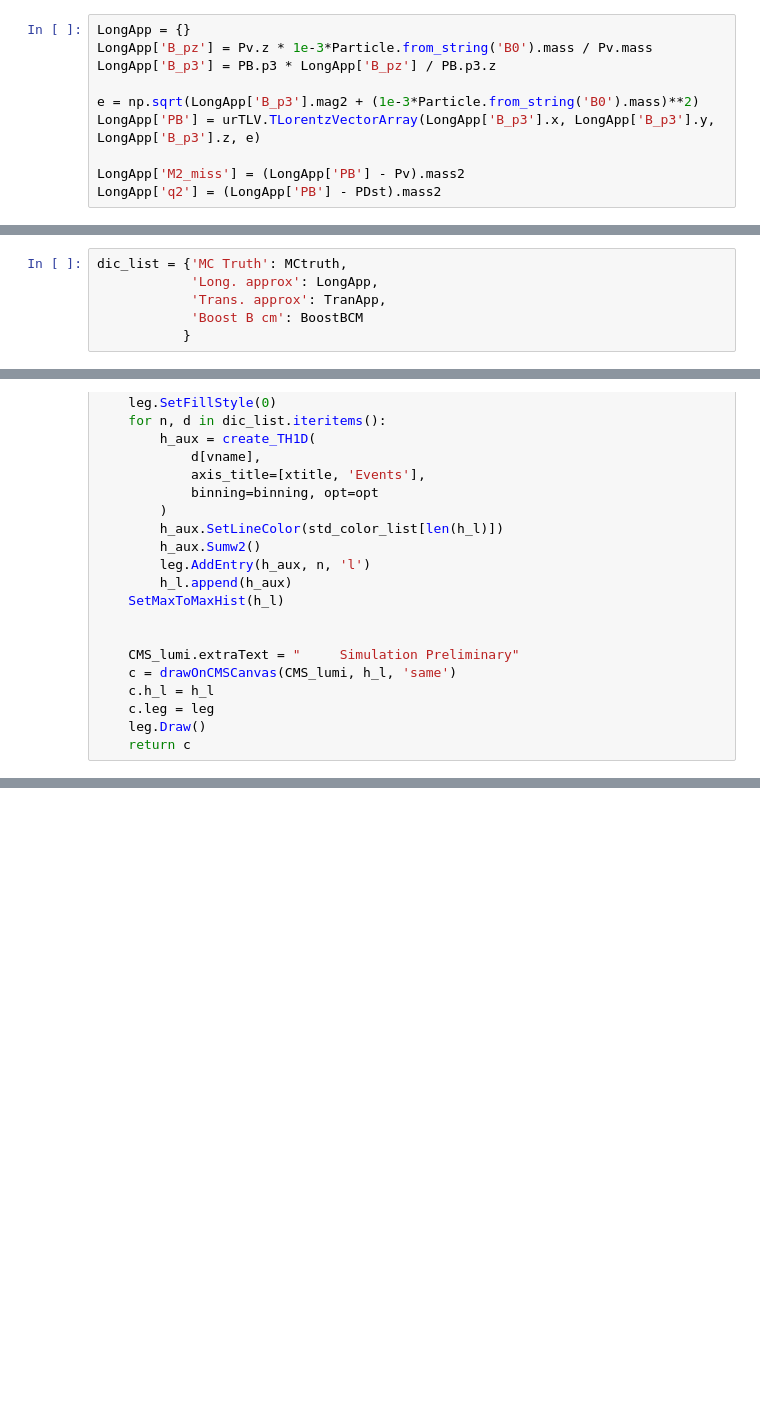
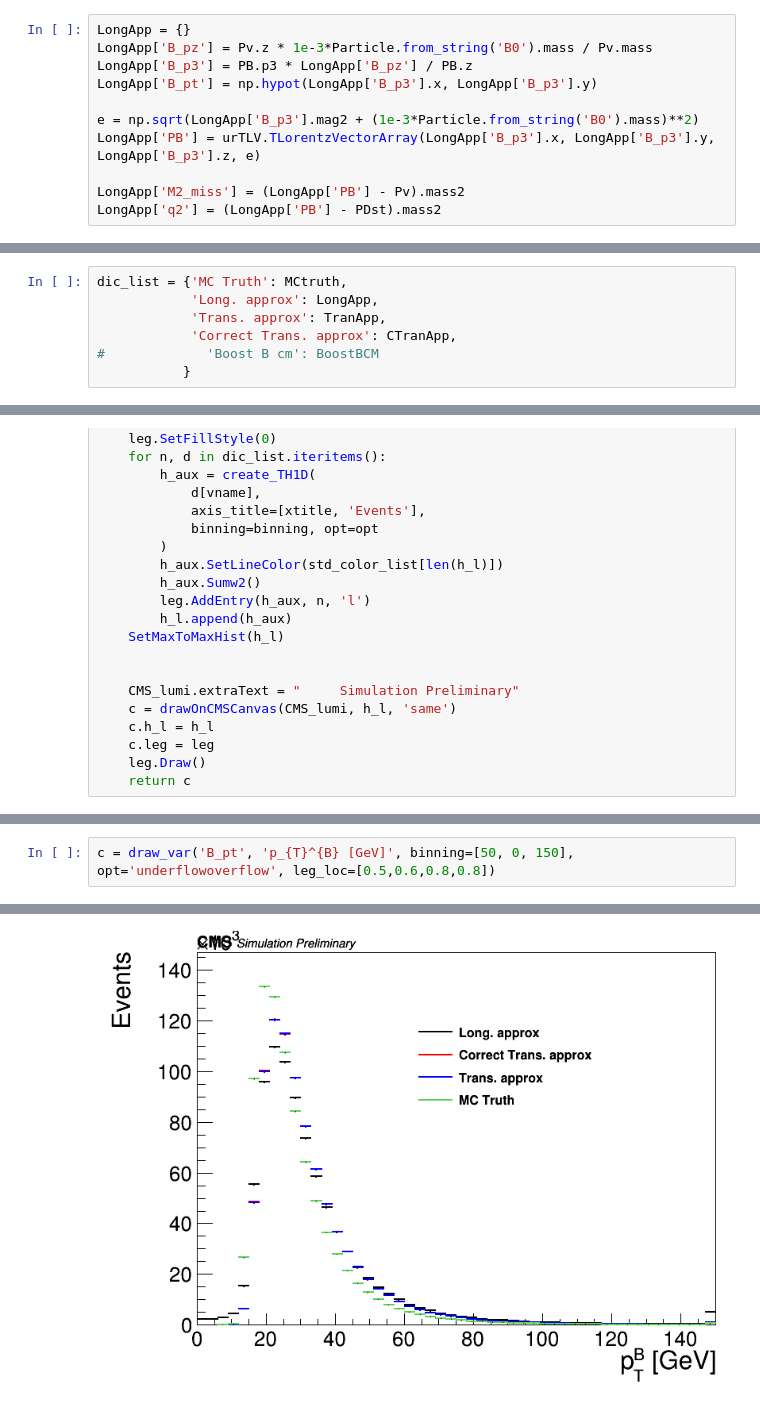
Before and after one commit to ocerri/BPH_RD_Analysis, a Jupyter notebook: scripts/BKinemRecostrcutionComparison.ipynb, the cells around one changed output, grey strips where cells are left out. Saved outputs shown, nothing was run; the diff lists cells and outputs as text; blank space fills up the shorter version.

```diff
--- a/scripts/BKinemRecostrcutionComparison.ipynb
+++ b/scripts/BKinemRecostrcutionComparison.ipynb
@@ -72,7 +95,8 @@ MCtruth['q2'] = dmu['MC_q2']
 # %%
 LongApp = {}
 LongApp['B_pz'] = Pv.z * 1e-3*Particle.from_string('B0').mass / Pv.mass
-LongApp['B_p3'] = PB.p3 * LongApp['B_pz'] / PB.p3.z
+LongApp['B_p3'] = PB.p3 * LongApp['B_pz'] / PB.z
+LongApp['B_pt'] = np.hypot(LongApp['B_p3'].x, LongApp['B_p3'].y)
 
 e = np.sqrt(LongApp['B_p3'].mag2 + (1e-3*Particle.from_string('B0').mass)**2)
 LongApp['PB'] = urTLV.TLorentzVectorArray(LongApp['B_p3'].x, LongApp['B_p3'].y, LongApp['B_p3'].z, e)
@@ -260,7 +400,8 @@ BoostBCM['q2'] = (BoostBCM['PB'] - PDst).mass2
 dic_list = {'MC Truth': MCtruth,
             'Long. approx': LongApp,
             'Trans. approx': TranApp,
-            'Boost B cm': BoostBCM
+            'Correct Trans. approx': CTranApp,
+#             'Boost B cm': BoostBCM
            }
 # %%
 def draw_var(vname, xtitle, binning, opt, leg_loc):
@@ -292,0 +441,3 @@ c = draw_var('B_pz', 'p_{z}^{B} [GeV]', binning=[50, -150, 150], opt='underflowo
+# %%
+c = draw_var('B_pt', 'p_{T}^{B} [GeV]', binning=[50, 0, 150], opt='underflowoverflow', leg_loc=[0.5,0.6,0.8,0.8])
+# %% [output]
@@ -293,2 +449,3 @@ c = draw_var('B_pz', 'p_{z}^{B} [GeV]', binning=[50, -150, 150], opt='underflowo
+[figure, added]
 # %%
 c = draw_var('q2', 'q^{2} [GeV^{2}]', binning=[30, -10, 12], opt='underflow', leg_loc=[0.2,0.6,0.5,0.8])
```
Also changed, not shown: parts of 26 cells of this notebook, 8 other files.
